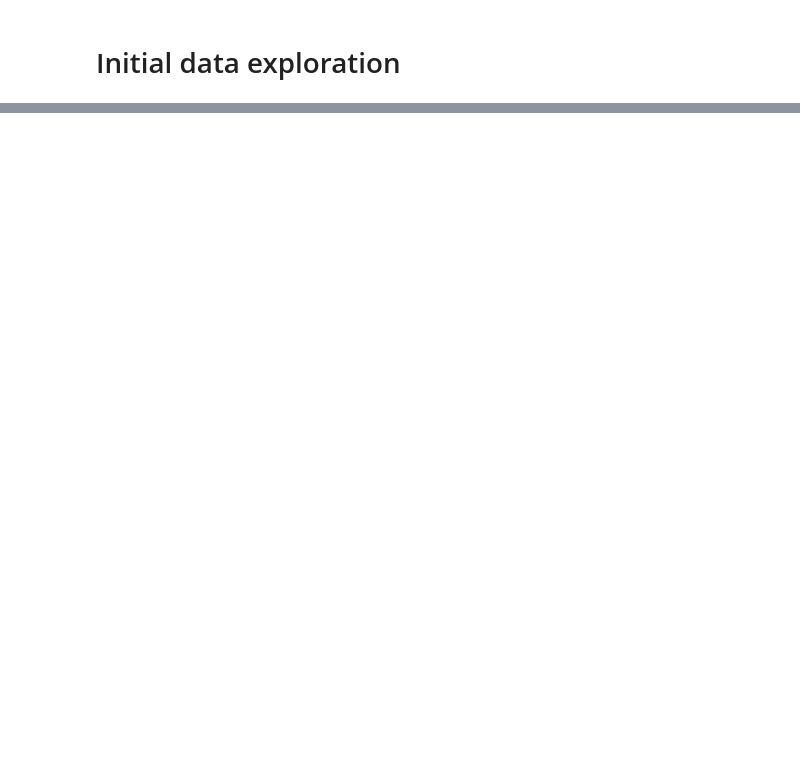
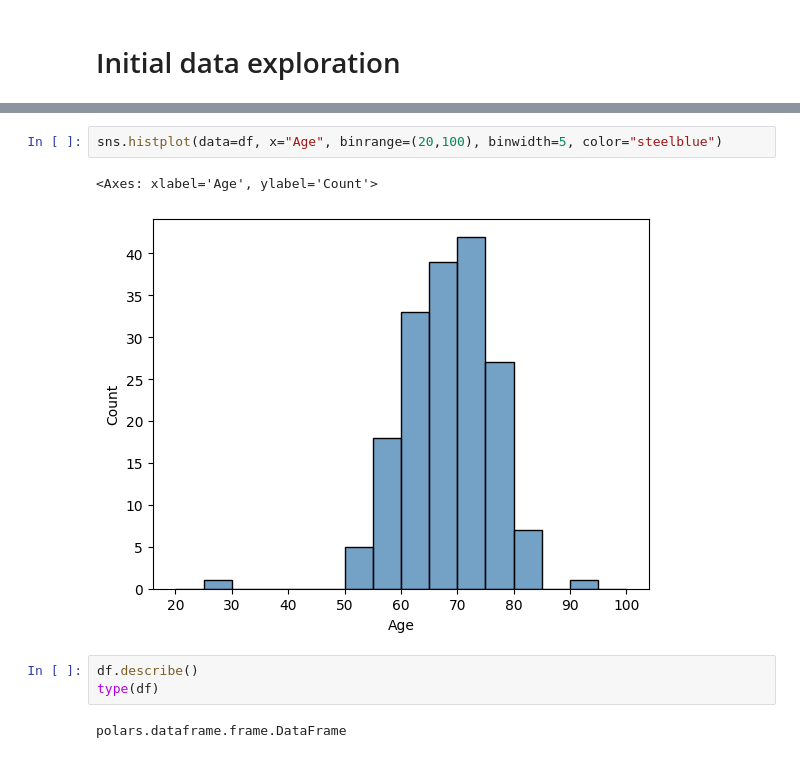
Before and after one commit to caromimo/parkinsons, a Jupyter notebook: notebooks/01-cm-initial-data-exploration.ipynb, the cells around one changed output, grey strips where cells are left out. Cells and saved outputs as stored; diff of their text form; blank space fills up the shorter version.

```diff
--- a/notebooks/01-cm-initial-data-exploration.ipynb
+++ b/notebooks/01-cm-initial-data-exploration.ipynb
@@ -52,0 +44,10 @@ plot.show()
+# %%
+sns.histplot(data=df, x="Age", binrange=(20,100), binwidth=5, color="steelblue")
+# %% [output]
+<Axes: xlabel='Age', ylabel='Count'>
+[figure, added]
+# %%
+df.describe()
+type(df)
+# %% [output]
+polars.dataframe.frame.DataFrame
```
Also changed, not shown: parts of 8 cells of this notebook.
